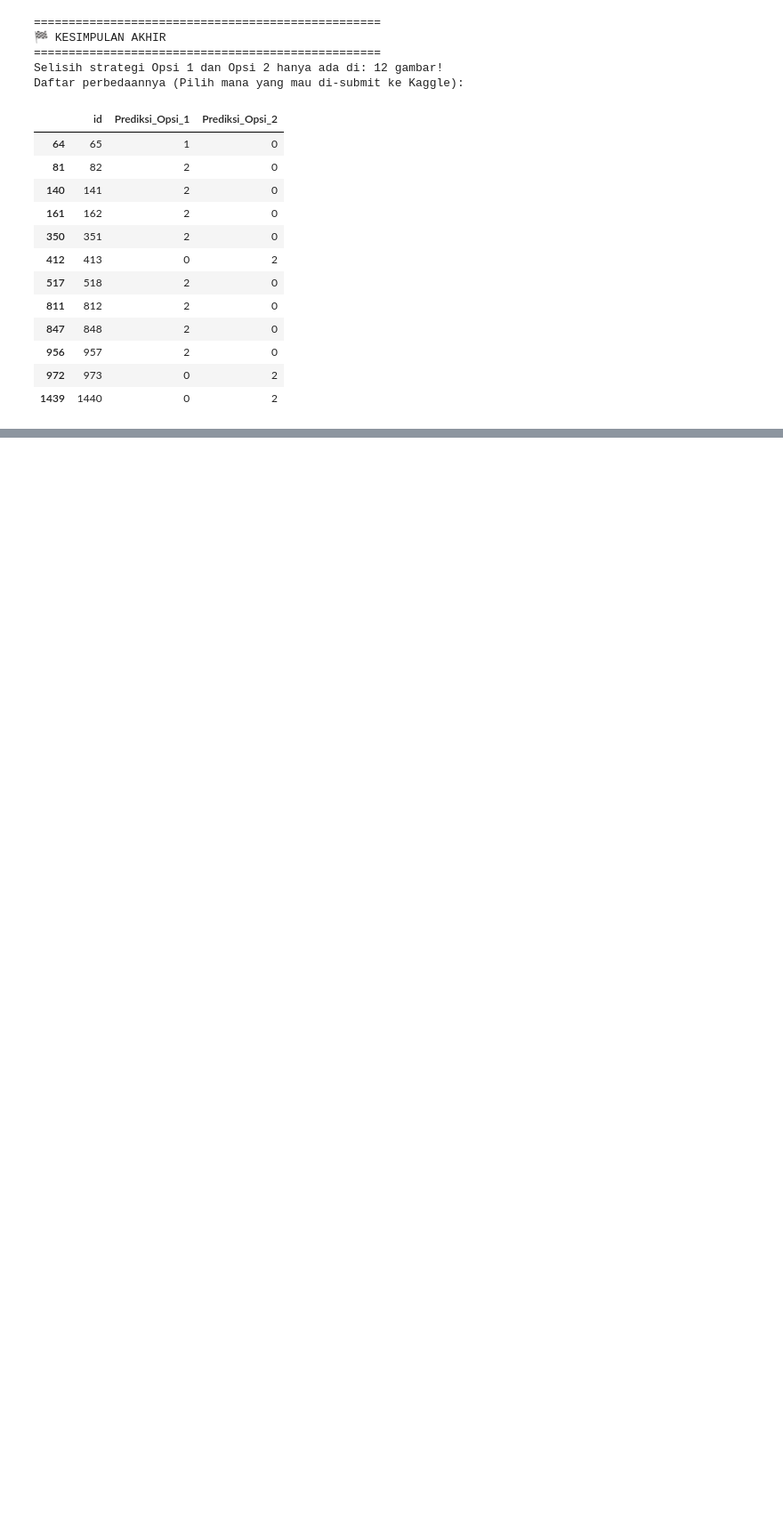
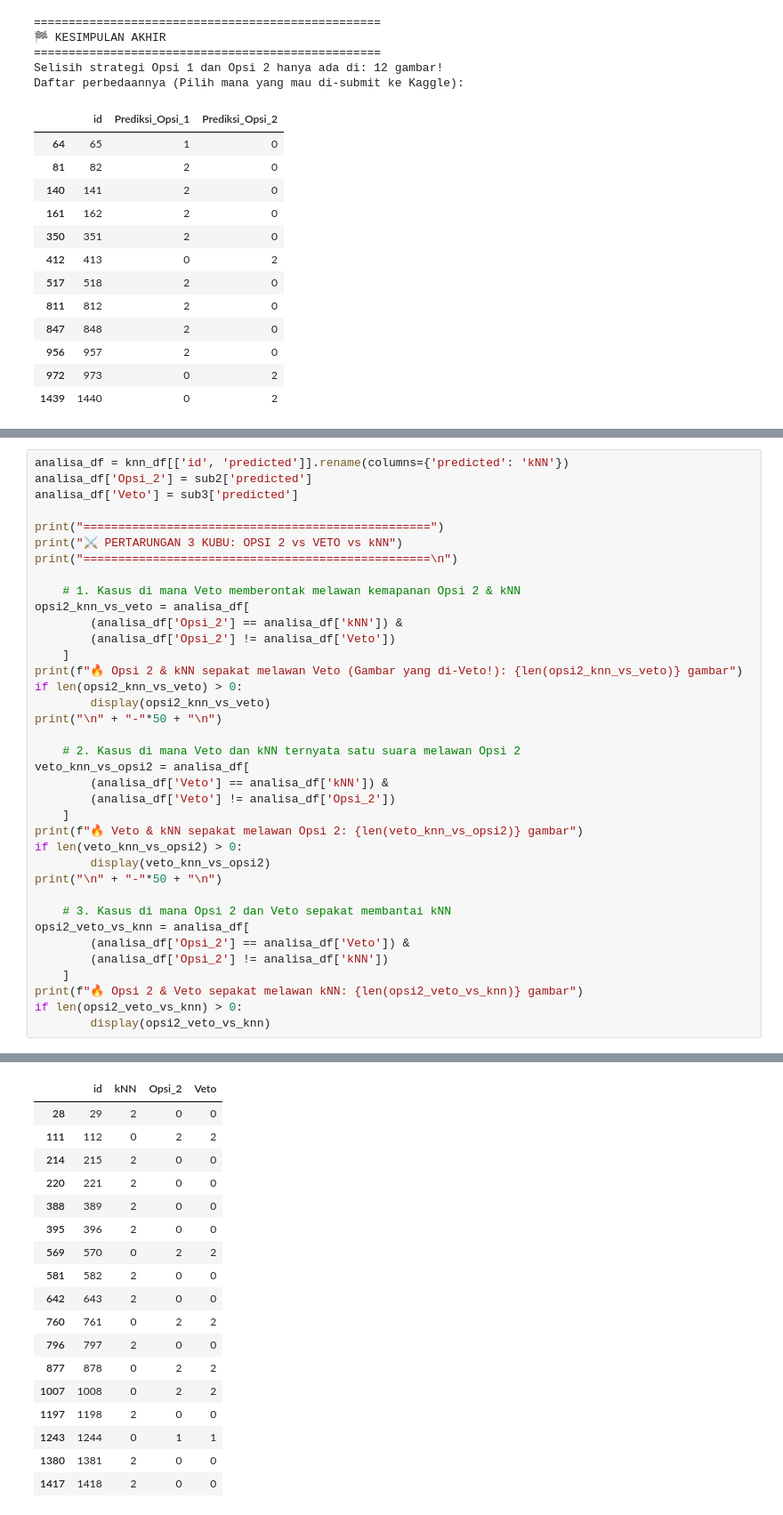
Before and after one commit to agaggigit/satria-data-bdcugm02, a Jupyter notebook: track_b/notebooks/13_last_minute.ipynb, the cells around one changed output, grey strips where cells are left out. Shown at 89% size. Drawn from its saved outputs; the diff is of its cells as text; blank space fills up the shorter version.

```diff
--- a/track_b/notebooks/13_last_minute.ipynb
+++ b/track_b/notebooks/13_last_minute.ipynb
@@ -314,0 +574,38 @@ Daftar perbedaannya (Pilih mana yang mau di-submit ke Kaggle):
+# %%
+analisa_df = knn_df[['id', 'predicted']].rename(columns={'predicted': 'kNN'})
+analisa_df['Opsi_2'] = sub2['predicted']
+analisa_df['Veto'] = sub3['predicted']
+
+print("==================================================")
+print("⚔️ PERTARUNGAN 3 KUBU: OPSI 2 vs VETO vs kNN")
+print("==================================================\n")
+
+    # 1. Kasus di mana Veto memberontak melawan kemapanan Opsi 2 & kNN
+opsi2_knn_vs_veto = analisa_df[
+        (analisa_df['Opsi_2'] == analisa_df['kNN']) &
+        (analisa_df['Opsi_2'] != analisa_df['Veto'])
+    ]
+print(f"🔥 Opsi 2 & kNN sepakat melawan Veto (Gambar yang di-Veto!): {len(opsi2_knn_vs_veto)} gambar")
+if len(opsi2_knn_vs_veto) > 0:
+        display(opsi2_knn_vs_veto)
+print("\n" + "-"*50 + "\n")
+
+    # 2. Kasus di mana Veto dan kNN ternyata satu suara melawan Opsi 2
+veto_knn_vs_opsi2 = analisa_df[
+        (analisa_df['Veto'] == analisa_df['kNN']) &
+        (analisa_df['Veto'] != analisa_df['Opsi_2'])
+    ]
+print(f"🔥 Veto & kNN sepakat melawan Opsi 2: {len(veto_knn_vs_opsi2)} gambar")
+if len(veto_knn_vs_opsi2) > 0:
+        display(veto_knn_vs_opsi2)
+print("\n" + "-"*50 + "\n")
+
+    # 3. Kasus di mana Opsi 2 dan Veto sepakat membantai kNN
+opsi2_veto_vs_knn = analisa_df[
+        (analisa_df['Opsi_2'] == analisa_df['Veto']) &
+        (analisa_df['Opsi_2'] != analisa_df['kNN'])
+    ]
+print(f"🔥 Opsi 2 & Veto sepakat melawan kNN: {len(opsi2_veto_vs_knn)} gambar")
+if len(opsi2_veto_vs_knn) > 0:
+        display(opsi2_veto_vs_knn)
+# %% [output]
@@ -314,0 +630,18 @@ Daftar perbedaannya (Pilih mana yang mau di-submit ke Kaggle):
+|  | id | kNN | Opsi_2 | Veto |
+| 28 | 29 | 2 | 0 | 0 |
+| 111 | 112 | 0 | 2 | 2 |
+| 214 | 215 | 2 | 0 | 0 |
+| 220 | 221 | 2 | 0 | 0 |
+| 388 | 389 | 2 | 0 | 0 |
+| 395 | 396 | 2 | 0 | 0 |
+| 569 | 570 | 0 | 2 | 2 |
+| 581 | 582 | 2 | 0 | 0 |
+| 642 | 643 | 2 | 0 | 0 |
+| 760 | 761 | 0 | 2 | 2 |
+| 796 | 797 | 2 | 0 | 0 |
+| 877 | 878 | 0 | 2 | 2 |
+| 1007 | 1008 | 0 | 2 | 2 |
+| 1197 | 1198 | 2 | 0 | 0 |
+| 1243 | 1244 | 0 | 1 | 1 |
+| 1380 | 1381 | 2 | 0 | 0 |
+| 1417 | 1418 | 2 | 0 | 0 |
```
Also changed, not shown: parts of 7 cells of this notebook.
